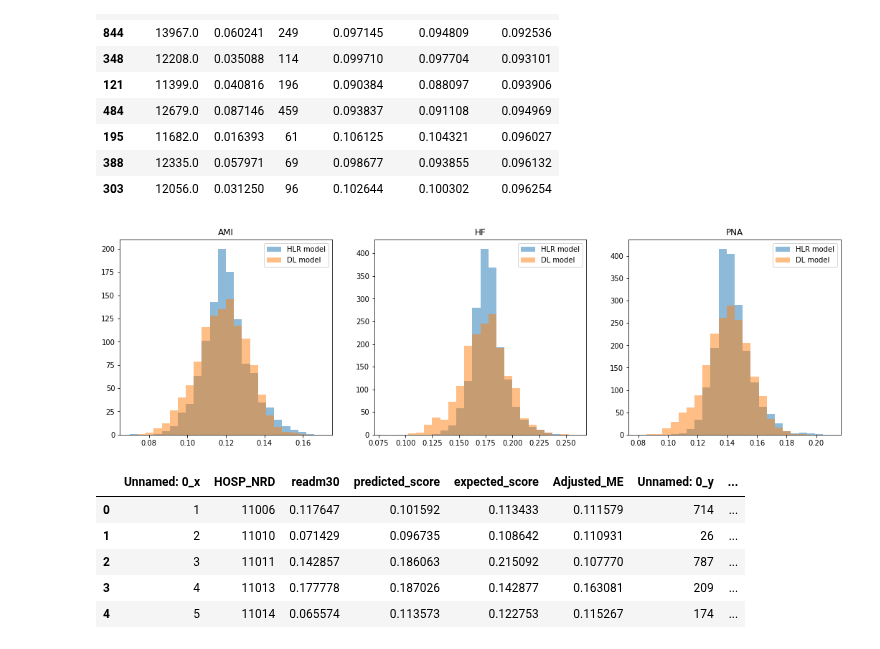
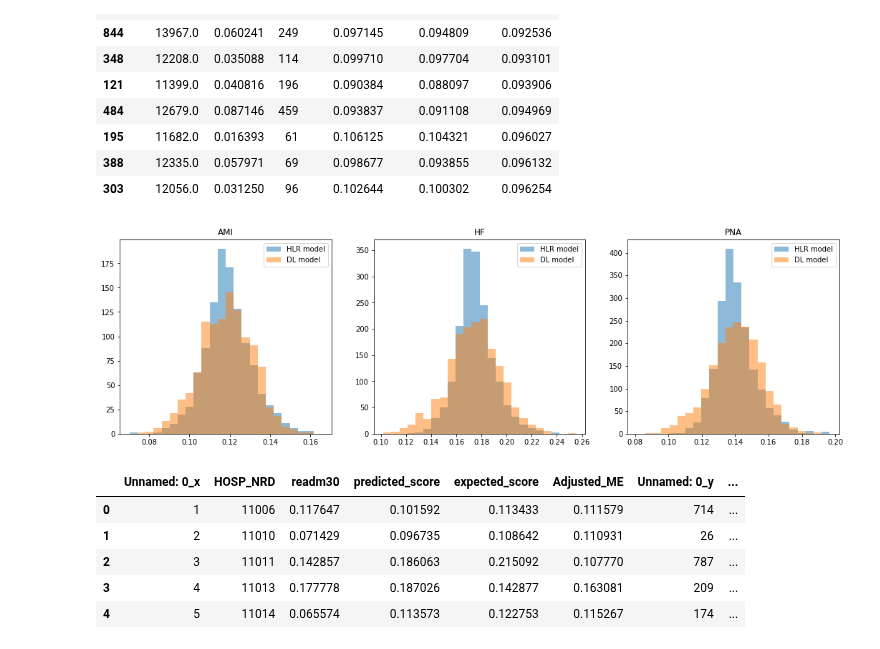
Before and after one commit to wenshuoliu/DLproj, a Jupyter notebook: NRD/Standardized_readmission_rate_report.ipynb, the cells around one changed output. Cells and saved outputs as stored; diff of their text form; code cells hidden in the pictures.

```diff
--- a/NRD/Standardized_readmission_rate_report.ipynb
+++ b/NRD/Standardized_readmission_rate_report.ipynb
@@ -366,21 +360,28 @@ bins_pna=np.linspace(0.08, 0.21, 25)
+# %%
+bins_ami=np.linspace(np.min([compare_ami.Recycled_DL.min(), compare_ami.Recycled_DL.min()])-0.005,
+                     np.max([compare_ami.Recycled_DL.max(), compare_ami.Recycled_DL.max()])+0.005, 25)
+bins_chf=np.linspace(np.min([compare_chf.Recycled_DL.min(), compare_chf.Recycled_DL.min()])-0.005,
+                     np.max([compare_chf.Recycled_DL.max(), compare_chf.Recycled_DL.max()])+0.005, 25)
+bins_pna=np.linspace(np.min([compare_pna.Recycled_DL.min(), compare_pna.Recycled_DL.min()])-0.005,
+                     np.max([compare_pna.Recycled_DL.max(), compare_pna.Recycled_DL.max()])+0.005, 25)
 # %%
 fig, axes = plt.subplots(nrows=1, ncols=3, figsize=(18, 5))
 ax0, ax1, ax2 = axes.flatten()
-ax0.hist(compare_ami.Adjusted_ME.values, bins_ami, alpha=0.5, label='HLR model')
+ax0.hist(compare_ami.Recycled_ME.values, bins_ami, alpha=0.5, label='HLR model')
 ax0.hist(compare_ami.Recycled_DL.values, bins_ami, alpha=0.5, label='DL model')
 ax0.legend(loc='upper right')
 ax0.set_title('AMI')
-ax1.hist(compare_chf.Adjusted_ME.values, bins_chf, alpha=0.5, label='HLR model')
+ax1.hist(compare_chf.Recycled_ME.values, bins_chf, alpha=0.5, label='HLR model')
 ax1.hist(compare_chf.Recycled_DL.values, bins_chf, alpha=0.5, label='DL model')
 ax1.legend(loc='upper right')
 ax1.set_title('HF')
-ax2.hist(compare_pna.Adjusted_ME.values, bins_pna, alpha=0.5, label='HLR model')
+ax2.hist(compare_pna.Recycled_ME.values, bins_pna, alpha=0.5, label='HLR model')
 ax2.hist(compare_pna.Recycled_DL.values, bins_pna, alpha=0.5, label='DL model')
 ax2.legend(loc='upper right')
 ax2.set_title('PNA')
-plt.savefig('plots/RSRR_hist.png', dpi=200, bbox_inches='tight')
+plt.savefig('plots/RSRR_hist.png', dpi=300, bbox_inches='tight')
 # %% [output]
-[figure, old version]
+[figure, new version]
 # %%
 compare.head()
 # %% [output]
```
Also changed, not shown: parts of 6 cells of this notebook, 38 other files.
